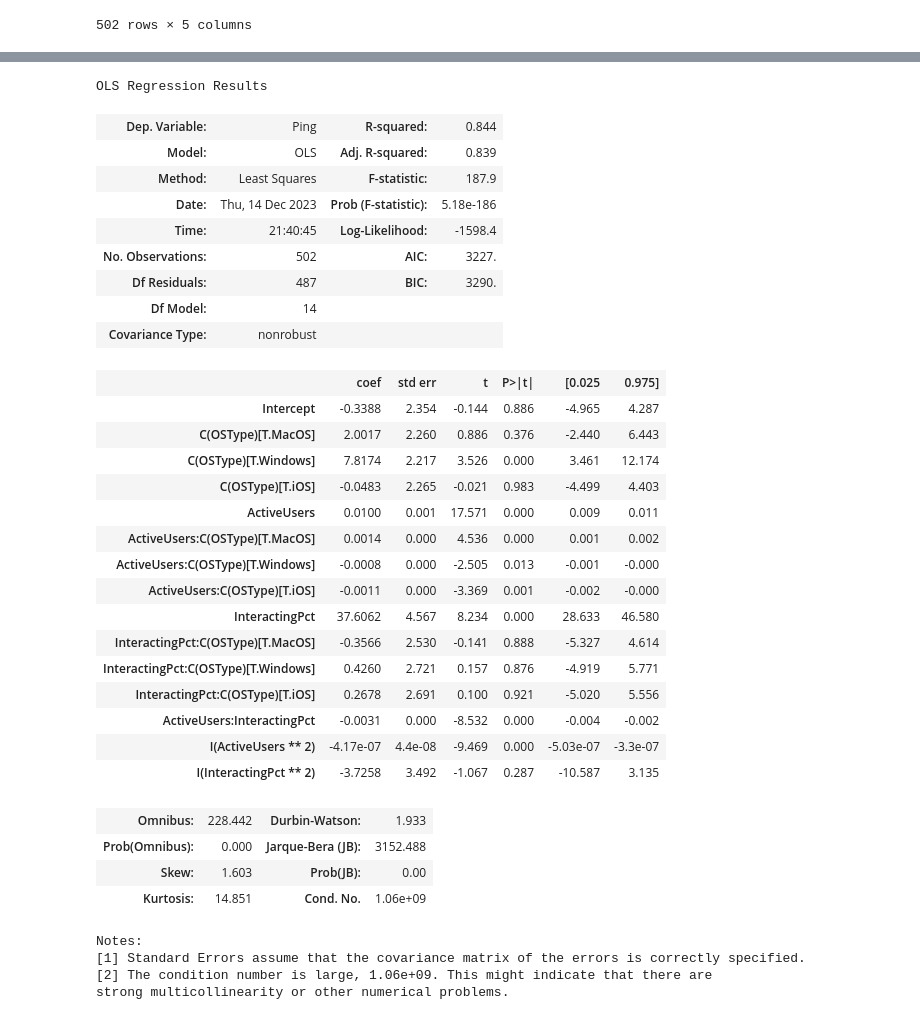
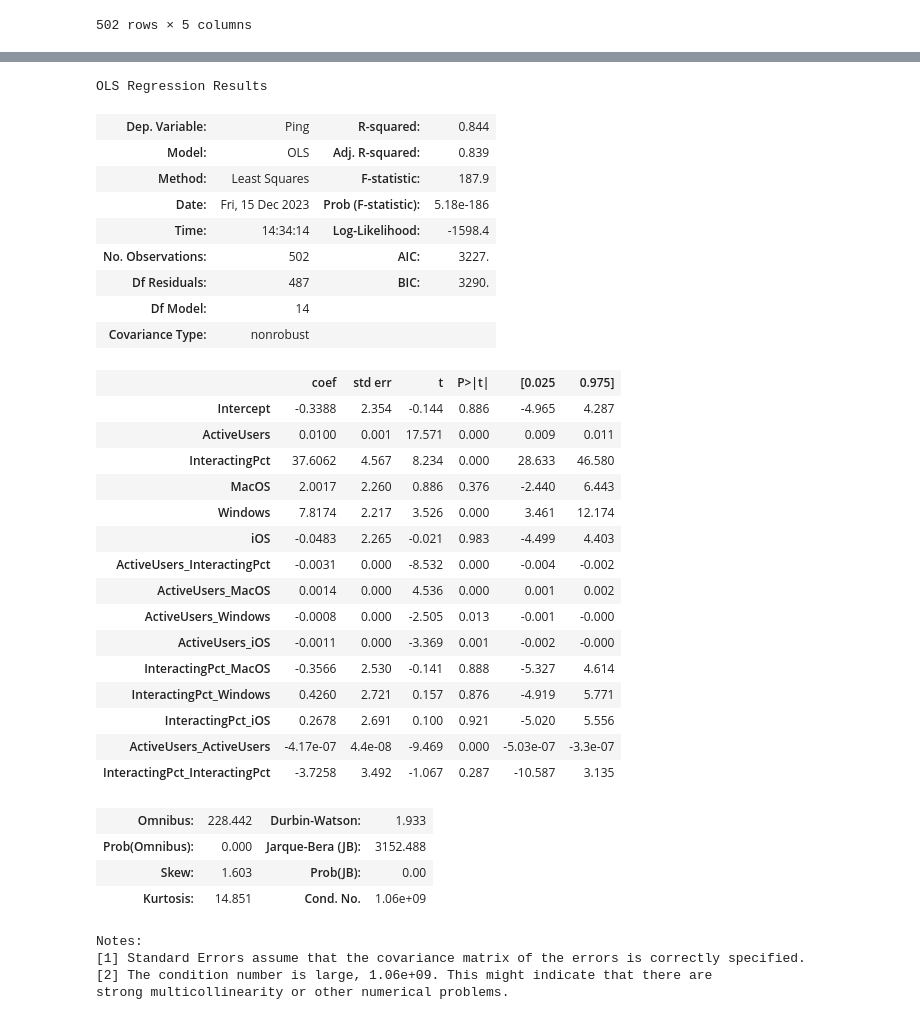
Before and after one commit to davidchocholaty/BUT-FIT-MSP-2, a Jupyter notebook: solution.ipynb, the cells around one changed output, grey strips where cells are left out. Cells and saved outputs as stored; diff of their text form; code cells hidden in the pictures.

```diff
--- a/solution.ipynb
+++ b/solution.ipynb
@@ -368,3 +439,14 @@ Covariance Type:            nonrobust
 
 Notes:
 [1] Standard Errors assume that the covariance matrix of the errors is correctly specified.
+# %%
+def one_hot_enc(df, column):
+    if column in df:
+        one_hot = pd.get_dummies(df[column], dtype=float)
+        df = df.drop(column, axis = 1)
+        return df.join(one_hot)
+
+    return df
+
+df_2 = one_hot_enc(df_2, 'OSType')
+df_2
@@ -371,40 +503,54 @@ Notes:
 # %%
 # Definice plneho modelu
-formula_definition = 'Ping ~ ActiveUsers + InteractingPct + C(OSType) + ' + \
-    'ActiveUsers * InteractingPct + ' + \
-    'ActiveUsers * C(OSType) + ' + \
-    'InteractingPct * C(OSType) + ' + \
-    '+ I(ActiveUsers**2) + I(InteractingPct**2)'
+# formula_definition = 'Ping ~ ActiveUsers + InteractingPct + C(OSType) + ' + \
+#     'ActiveUsers * InteractingPct + ' + \
+#     'ActiveUsers * C(OSType) + ' + \
+#     'InteractingPct * C(OSType) + ' + \
+#     '+ I(ActiveUsers**2) + I(InteractingPct**2)'
+# full_model = smf.ols(formula=formula_definition, data=df_2)
+# full_model_fit = full_model.fit()
+# full_model_fit.summary()
+
+formula_definition = 'Ping ~ ActiveUsers + InteractingPct + MacOS + Windows + iOS + ' + \
+    'ActiveUsers_InteractingPct + ' + \
+    'ActiveUsers_MacOS + ' + \
+    'ActiveUsers_Windows + ' + \
+    'ActiveUsers_iOS + ' + \
+    'InteractingPct_MacOS + ' + \
+    'InteractingPct_Windows + ' + \
+    'InteractingPct_iOS + ' + \
+    'ActiveUsers_ActiveUsers + ' + \
+    'InteractingPct_InteractingPct'
 full_model = smf.ols(formula=formula_definition, data=df_2)
 full_model_fit = full_model.fit()
 full_model_fit.summary()
 # %% [output]
 OLS Regression Results
 | Dep. Variable: | Ping | R-squared: | 0.844 |
 | Model: | OLS | Adj. R-squared: | 0.839 |
 | Method: | Least Squares | F-statistic: | 187.9 |
-| Date: | Thu, 14 Dec 2023 | Prob (F-statistic): | 5.18e-186 |
-| Time: | 21:40:45 | Log-Likelihood: | -1598.4 |
+| Date: | Fri, 15 Dec 2023 | Prob (F-statistic): | 5.18e-186 |
+| Time: | 14:34:14 | Log-Likelihood: | -1598.4 |
 | No. Observations: | 502 | AIC: | 3227. |
 | Df Residuals: | 487 | BIC: | 3290. |
 | Df Model: | 14 |  |  |
 | Covariance Type: | nonrobust |  |  |
 |  | coef | std err | t | P>|t| | [0.025 | 0.975] |
 | Intercept | -0.3388 | 2.354 | -0.144 | 0.886 | -4.965 | 4.287 |
-| C(OSType)[T.MacOS] | 2.0017 | 2.260 | 0.886 | 0.376 | -2.440 | 6.443 |
-| C(OSType)[T.Windows] | 7.8174 | 2.217 | 3.526 | 0.000 | 3.461 | 12.174 |
-| C(OSType)[T.iOS] | -0.0483 | 2.265 | -0.021 | 0.983 | -4.499 | 4.403 |
 | ActiveUsers | 0.0100 | 0.001 | 17.571 | 0.000 | 0.009 | 0.011 |
-| ActiveUsers:C(OSType)[T.MacOS] | 0.0014 | 0.000 | 4.536 | 0.000 | 0.001 | 0.002 |
-| ActiveUsers:C(OSType)[T.Windows] | -0.0008 | 0.000 | -2.505 | 0.013 | -0.001 | -0.000 |
-| ActiveUsers:C(OSType)[T.iOS] | -0.0011 | 0.000 | -3.369 | 0.001 | -0.002 | -0.000 |
 | InteractingPct | 37.6062 | 4.567 | 8.234 | 0.000 | 28.633 | 46.580 |
-| InteractingPct:C(OSType)[T.MacOS] | -0.3566 | 2.530 | -0.141 | 0.888 | -5.327 | 4.614 |
-| InteractingPct:C(OSType)[T.Windows] | 0.4260 | 2.721 | 0.157 | 0.876 | -4.919 | 5.771 |
-| InteractingPct:C(OSType)[T.iOS] | 0.2678 | 2.691 | 0.100 | 0.921 | -5.020 | 5.556 |
-| ActiveUsers:InteractingPct | -0.0031 | 0.000 | -8.532 | 0.000 | -0.004 | -0.002 |
-| I(ActiveUsers ** 2) | -4.17e-07 | 4.4e-08 | -9.469 | 0.000 | -5.03e-07 | -3.3e-07 |
-| I(InteractingPct ** 2) | -3.7258 | 3.492 | -1.067 | 0.287 | -10.587 | 3.135 |
+| MacOS | 2.0017 | 2.260 | 0.886 | 0.376 | -2.440 | 6.443 |
+| Windows | 7.8174 | 2.217 | 3.526 | 0.000 | 3.461 | 12.174 |
+| iOS | -0.0483 | 2.265 | -0.021 | 0.983 | -4.499 | 4.403 |
+| ActiveUsers_InteractingPct | -0.0031 | 0.000 | -8.532 | 0.000 | -0.004 | -0.002 |
+| ActiveUsers_MacOS | 0.0014 | 0.000 | 4.536 | 0.000 | 0.001 | 0.002 |
+| ActiveUsers_Windows | -0.0008 | 0.000 | -2.505 | 0.013 | -0.001 | -0.000 |
+| ActiveUsers_iOS | -0.0011 | 0.000 | -3.369 | 0.001 | -0.002 | -0.000 |
+| InteractingPct_MacOS | -0.3566 | 2.530 | -0.141 | 0.888 | -5.327 | 4.614 |
+| InteractingPct_Windows | 0.4260 | 2.721 | 0.157 | 0.876 | -4.919 | 5.771 |
+| InteractingPct_iOS | 0.2678 | 2.691 | 0.100 | 0.921 | -5.020 | 5.556 |
+| ActiveUsers_ActiveUsers | -4.17e-07 | 4.4e-08 | -9.469 | 0.000 | -5.03e-07 | -3.3e-07 |
+| InteractingPct_InteractingPct | -3.7258 | 3.492 | -1.067 | 0.287 | -10.587 | 3.135 |
 | Omnibus: | 228.442 | Durbin-Watson: | 1.933 |
 | Prob(Omnibus): | 0.000 | Jarque-Bera (JB): | 3152.488 |
 | Skew: | 1.603 | Prob(JB): | 0.00 |
```
Also changed, not shown: parts of 17 cells of this notebook.
